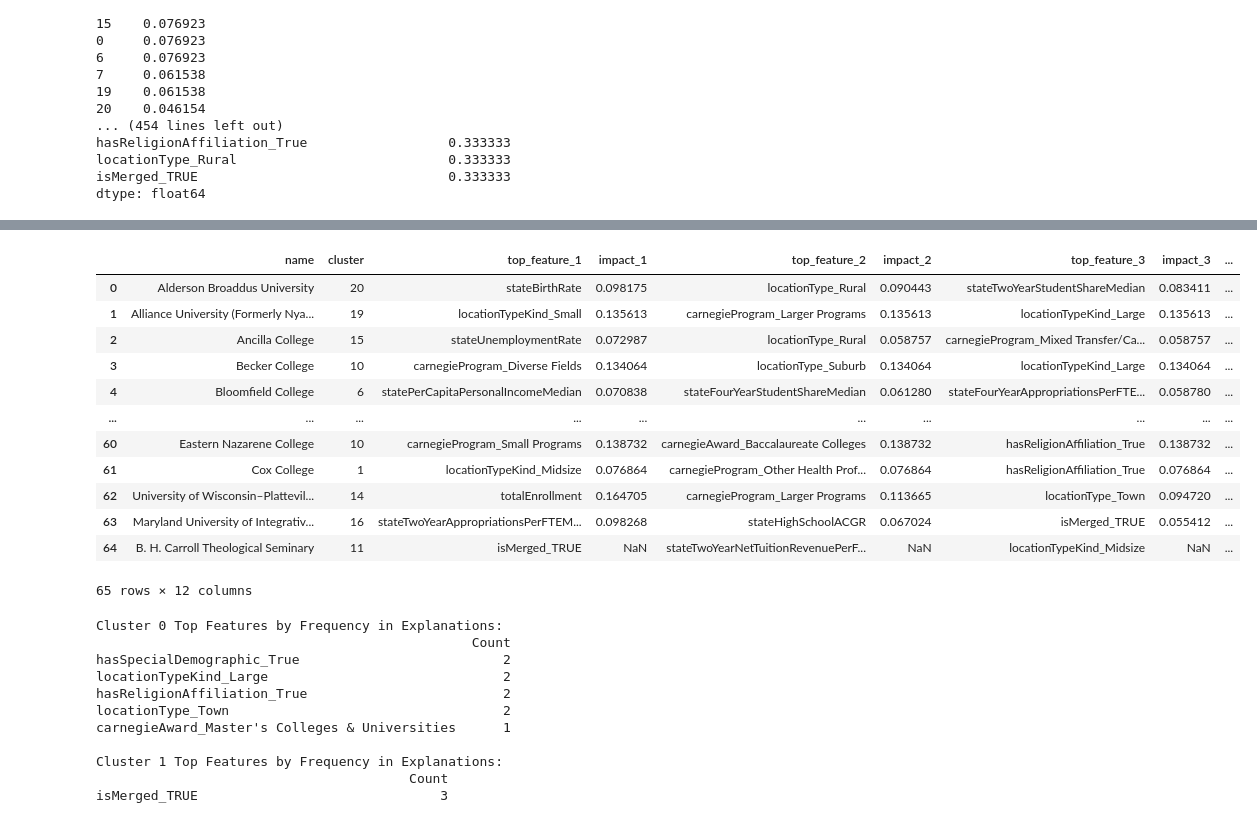
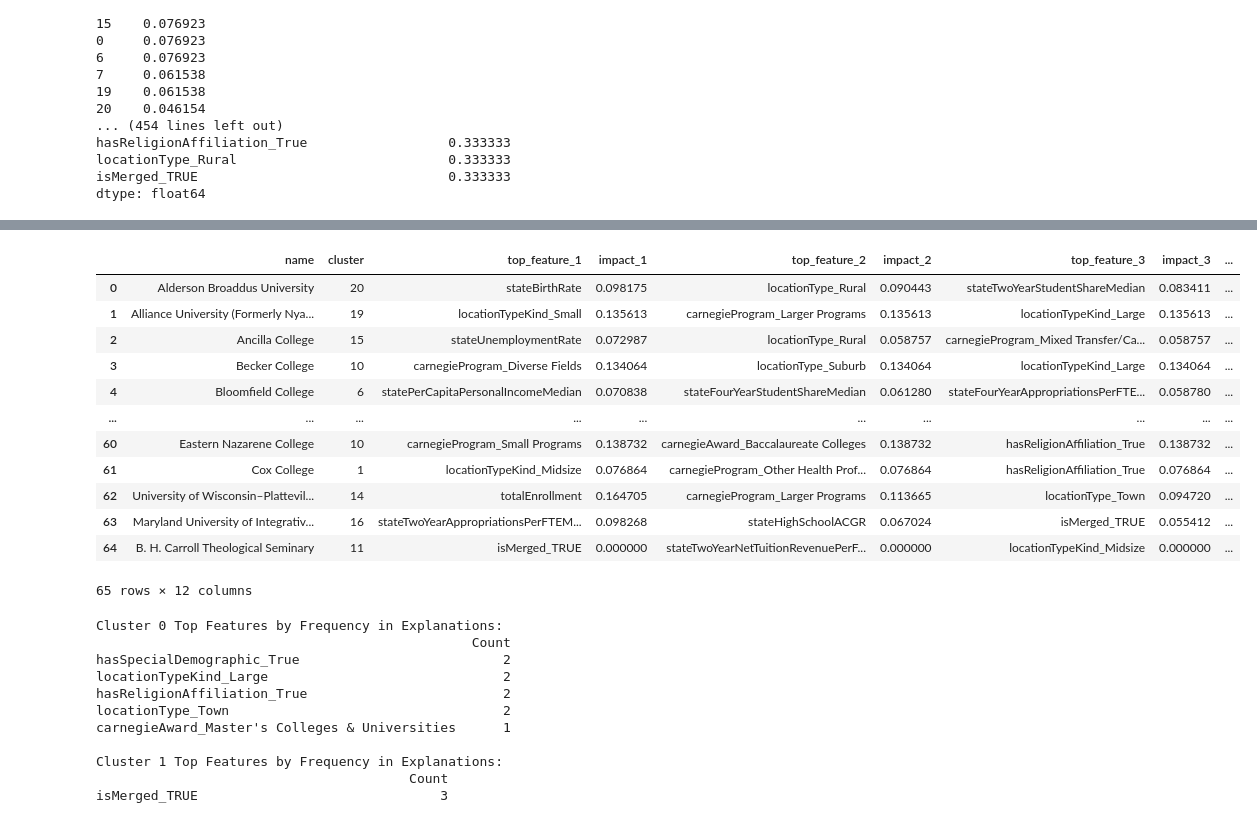
Before and after one commit to SepehrAkbari/enrollment-cliff, a Jupyter notebook: data/analysis.ipynb, the cells around one changed output, grey strips where cells are left out. Drawn from its saved outputs; the diff is of its cells as text; code cells hidden in the pictures.

```diff
--- a/data/analysis.ipynb
+++ b/data/analysis.ipynb
@@ -699,40 +699,53 @@ college_explanations = []
 for i in range(X.shape[0]):
     cluster = kmeans_labels[i]
     distances = np.abs(X[i] - centroids[cluster])
-    contributions = distances / distances.sum()  # Normalize to get relative impact
+    # Ensure we don't divide by zero
+    sum_distances = distances.sum()
+    if sum_distances > 0:
+        contributions = distances / sum_distances  # Normalize to get relative impact
+    else:
+        contributions = np.zeros_like(distances)
+
+    # Get indices of top features
     top_features_idx = np.argsort(contributions)[::-1][:5]
-    top_features = feature_names[top_features_idx]
+
+    # Convert feature_names to a list if it's not already
+    feature_names_list = feature_names.tolist() if hasattr(feature_names, 'tolist') else list(feature_names)
+
+    # Get top features and their contributions
+    top_features = [feature_names_list[idx] for idx in top_features_idx]
     top_contributions = contributions[top_features_idx]
+
     college_explanations.append({
         'name': labels['name'].iloc[i],
         'cluster': cluster,
         'top_feature_1': top_features[0],
         'impact_1': top_contributions[0],
         'top_feature_2': top_features[1],
         'impact_2': top_contributions[1],
         'top_feature_3': top_features[2],
         'impact_3': top_contributions[2],
         'top_feature_4': top_features[3],
         'impact_4': top_contributions[3],
         'top_feature_5': top_features[4],
         'impact_5': top_contributions[4]
     })
 
 explanations_df = pd.DataFrame(college_explanations)
 explanations_df
 # %% [output]
 |  | name | cluster | top_feature_1 | impact_1 | top_feature_2 | impact_2 | top_feature_3 | impact_3 | ... |
 | 0 | Alderson Broaddus University | 20 | stateBirthRate | 0.098175 | locationType_Rural | 0.090443 | stateTwoYearStudentShareMedian | 0.083411 | ... |
 | 1 | Alliance University (Formerly Nya... | 19 | locationTypeKind_Small | 0.135613 | carnegieProgram_Larger Programs | 0.135613 | locationTypeKind_Large | 0.135613 | ... |
 | 2 | Ancilla College | 15 | stateUnemploymentRate | 0.072987 | locationType_Rural | 0.058757 | carnegieProgram_Mixed Transfer/Ca... | 0.058757 | ... |
 | 3 | Becker College | 10 | carnegieProgram_Diverse Fields | 0.134064 | locationType_Suburb | 0.134064 | locationTypeKind_Large | 0.134064 | ... |
 | 4 | Bloomfield College | 6 | statePerCapitaPersonalIncomeMedian | 0.070838 | stateFourYearStudentShareMedian | 0.061280 | stateFourYearAppropriationsPerFTE... | 0.058780 | ... |
 | ... | ... | ... | ... | ... | ... | ... | ... | ... | ... |
 | 60 | Eastern Nazarene College | 10 | carnegieProgram_Small Programs | 0.138732 | carnegieAward_Baccalaureate Colleges | 0.138732 | hasReligionAffiliation_True | 0.138732 | ... |
 | 61 | Cox College | 1 | locationTypeKind_Midsize | 0.076864 | carnegieProgram_Other Health Prof... | 0.076864 | hasReligionAffiliation_True | 0.076864 | ... |
 | 62 | University of Wisconsin–Plattevil... | 14 | totalEnrollment | 0.164705 | carnegieProgram_Larger Programs | 0.113665 | locationType_Town | 0.094720 | ... |
 | 63 | Maryland University of Integrativ... | 16 | stateTwoYearAppropriationsPerFTEM... | 0.098268 | stateHighSchoolACGR | 0.067024 | isMerged_TRUE | 0.055412 | ... |
-| 64 | B. H. Carroll Theological Seminary | 11 | isMerged_TRUE | NaN | stateTwoYearNetTuitionRevenuePerF... | NaN | locationTypeKind_Midsize | NaN | ... |
+| 64 | B. H. Carroll Theological Seminary | 11 | isMerged_TRUE | 0.000000 | stateTwoYearNetTuitionRevenuePerF... | 0.000000 | locationTypeKind_Midsize | 0.000000 | ... |
 65 rows × 12 columns
 # %%
 for cluster in range(optimal_k):
```
Also changed, not shown: parts of 9 cells of this notebook, 12 other files.
